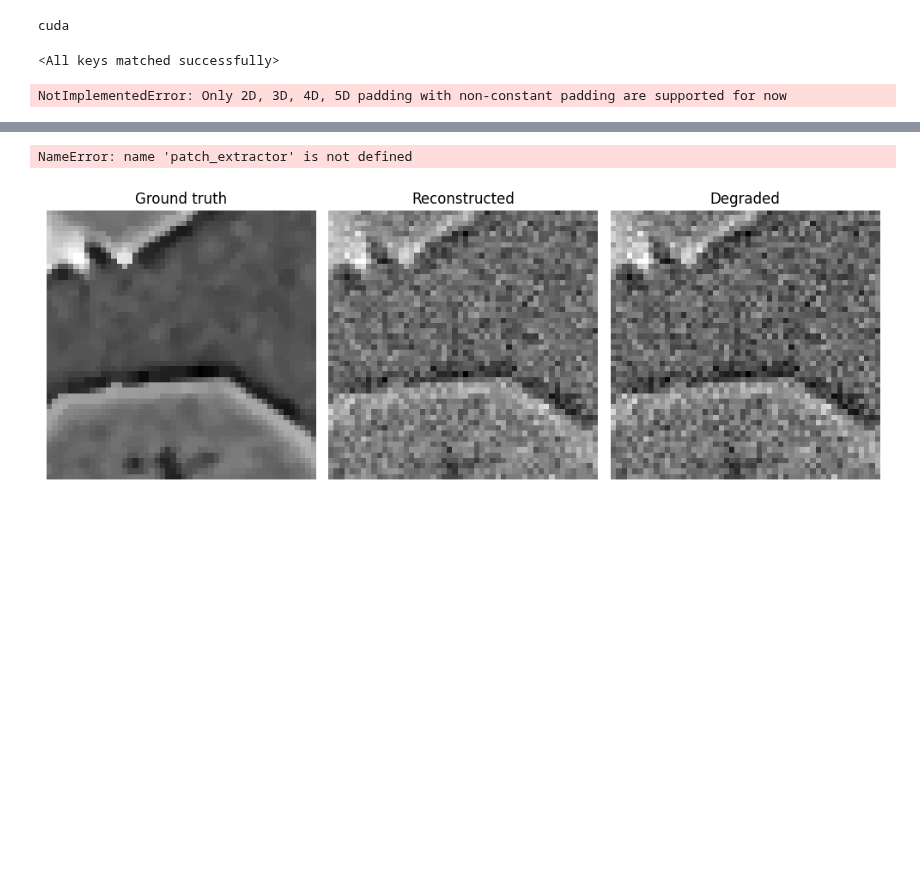
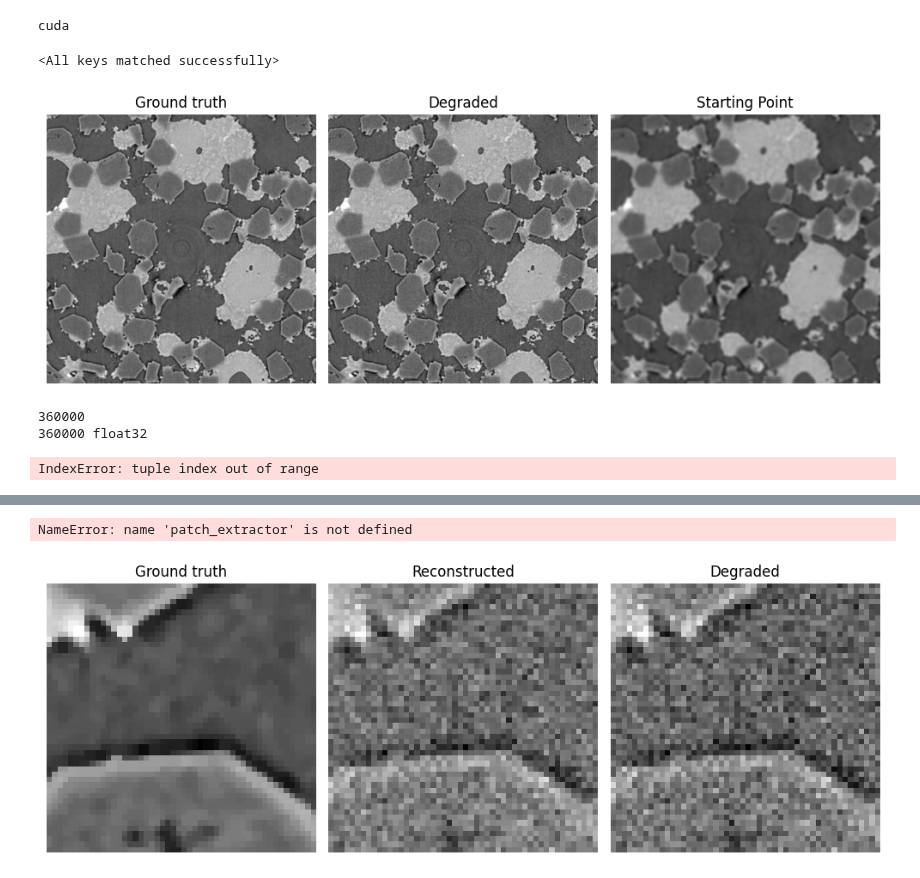
Before and after one commit to PaulBuechler-git/nf-for-inv-problems, a Jupyter notebook: patch_nr_reconstruction.ipynb, the cells around one changed output, grey strips where cells are left out. Drawn from its saved outputs; the diff is of its cells as text; code cells hidden in the pictures; blank space fills up the shorter version.

```diff
--- a/patch_nr_reconstruction.ipynb
+++ b/patch_nr_reconstruction.ipynb
@@ -14,10 +15,10 @@ print(DEVICE)
 cuda
 # %%
 mean=0
-std = 50
-operator = NoiseOperator(mean, std, device=DEVICE)
+std = 10
+operator = NoiseOperator(mean, std)
 # %%
-rec_image = FastPatchDataset('data/material_pt_nr/test.png', 9, device=DEVICE).images[0]
+rec_image = FastPatchDataset('data/material_pt_nr/test.png', 9).images[0]
 deg_rec_image = operator(rec_image)
 # %%
 #fig, axes = plt.subplots(1, 3, figsize=(10, 5))
@@ -95,14 +94,42 @@ def reconstruct(img,  lam, patch_size, n_patches_out, model, n_iter_max):
         loss.backward()
         optim_img.step()
     return fake_img, loss_list
+# %%
+blur = GaussianBlur(11, 3)
+# %%
+starting_point = blur(deg_rec_image)
+fig, axes = plt.subplots(1, 3, figsize=(10, 5))
+axes[0].imshow(rec_image.squeeze(), cmap='gray')
+axes[0].set_title('Ground truth')
+axes[0].axis('off')
+axes[1].imshow(deg_rec_image.squeeze(), cmap='gray')
+axes[1].set_title('Degraded')
+axes[1].axis('off')
+axes[2].imshow(starting_point.squeeze(), cmap='gray')
+axes[2].set_title(f'Starting Point')
+axes[2].axis('off')
+plt.tight_layout()
+plt.show()
+print(f'')
+# %% [output]
+[figure, added]
+# %%
+ground_truth = rec_image.squeeze().detach().numpy()
+degraded_ground_truth = deg_rec_image.squeeze().detach().numpy()
+print(ground_truth.size)
+print(degraded_ground_truth.size, degraded_ground_truth.dtype)
+print(f'Ground Truth and Degraded SSIM: {ssim(ground_truth, degraded_ground_truth)}')
+# %% [output]
+360000
+360000 float32
+IndexError: tuple index out of range
 # %%
-lam = 2*std
-n_pat = 40000
+lam = 2
+n_pat = 80000
 iteration = 300
-rec, loss = reconstruct(deg_rec_image, lam = lam, patch_size = patch_size, n_patches_out = n_pat,
+
+rec, loss = reconstruct(deg_rec_image, starting_point, lam = lam, patch_size = patch_size, n_patches_out = n_pat,
               model = net, n_iter_max = iteration)
-# %% [output]
-NotImplementedError: Only 2D, 3D, 4D, 5D padding with non-constant padding are supported for now
 # %%
 reconstructed = rec.detach().cpu().squeeze()
 expected = rec_image.squeeze().cpu()
```
Also changed, not shown: parts of 3 cells of this notebook, 2 other files.
